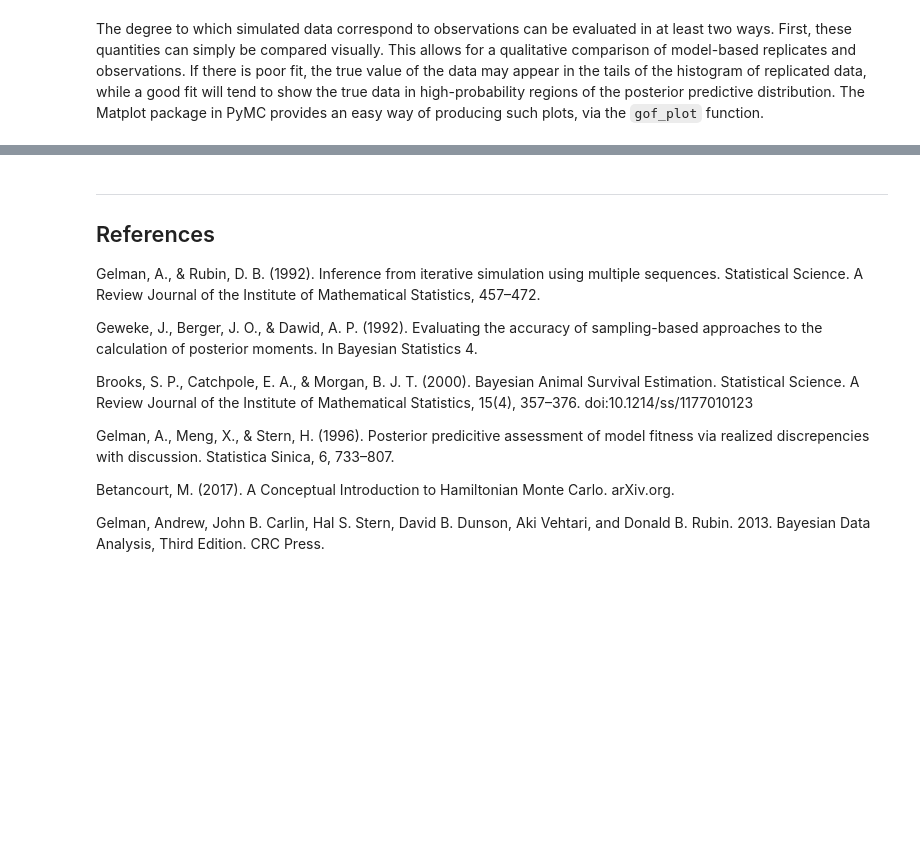
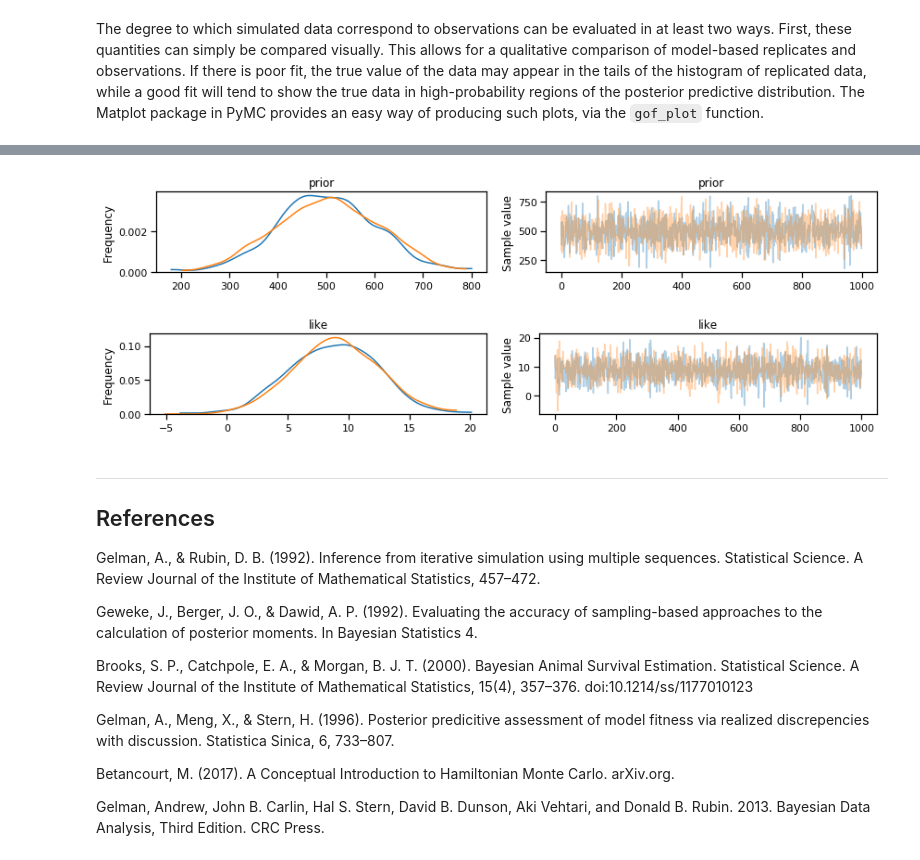
Before and after one commit to alvinjeffery/Bios8366, a Jupyter notebook: notebooks/Section4_6-Model-Checking.ipynb, the cells around one changed output, grey strips where cells are left out. Saved outputs shown, nothing was run; the diff lists cells and outputs as text; code cells hidden in the pictures; blank space fills up the shorter version.

```diff
--- a/notebooks/Section4_6-Model-Checking.ipynb
+++ b/notebooks/Section4_6-Model-Checking.ipynb
@@ -518,0 +597,6 @@ s = np.array([15., 10., 16., 11.,  9., 11., 10., 18.])
+# %%
+traceplot(sat_trace, varnames=['prior']);
+traceplot(sat_trace, varnames=['like']);
+# %% [output]
+[figure, added]
+[figure, added]
```
Also changed, not shown: parts of 29 cells of this notebook.
